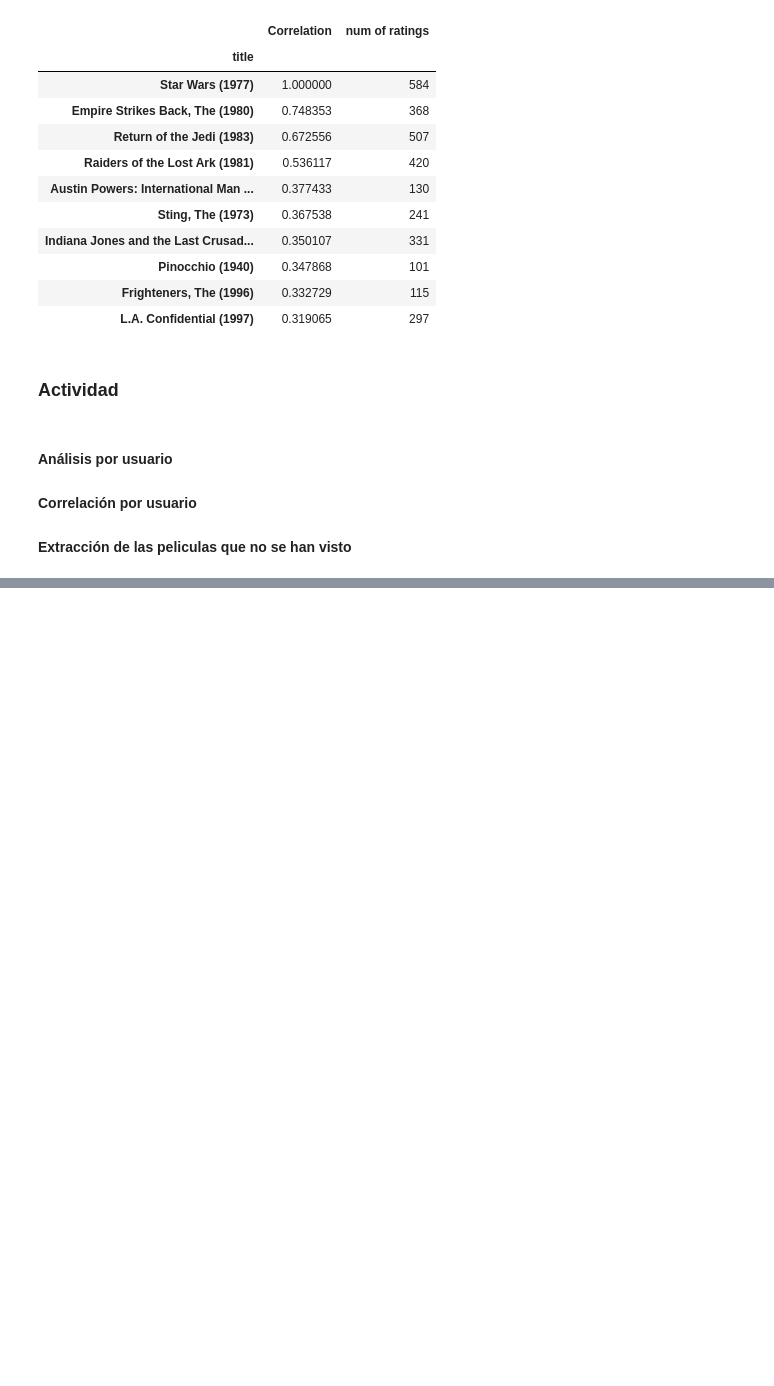
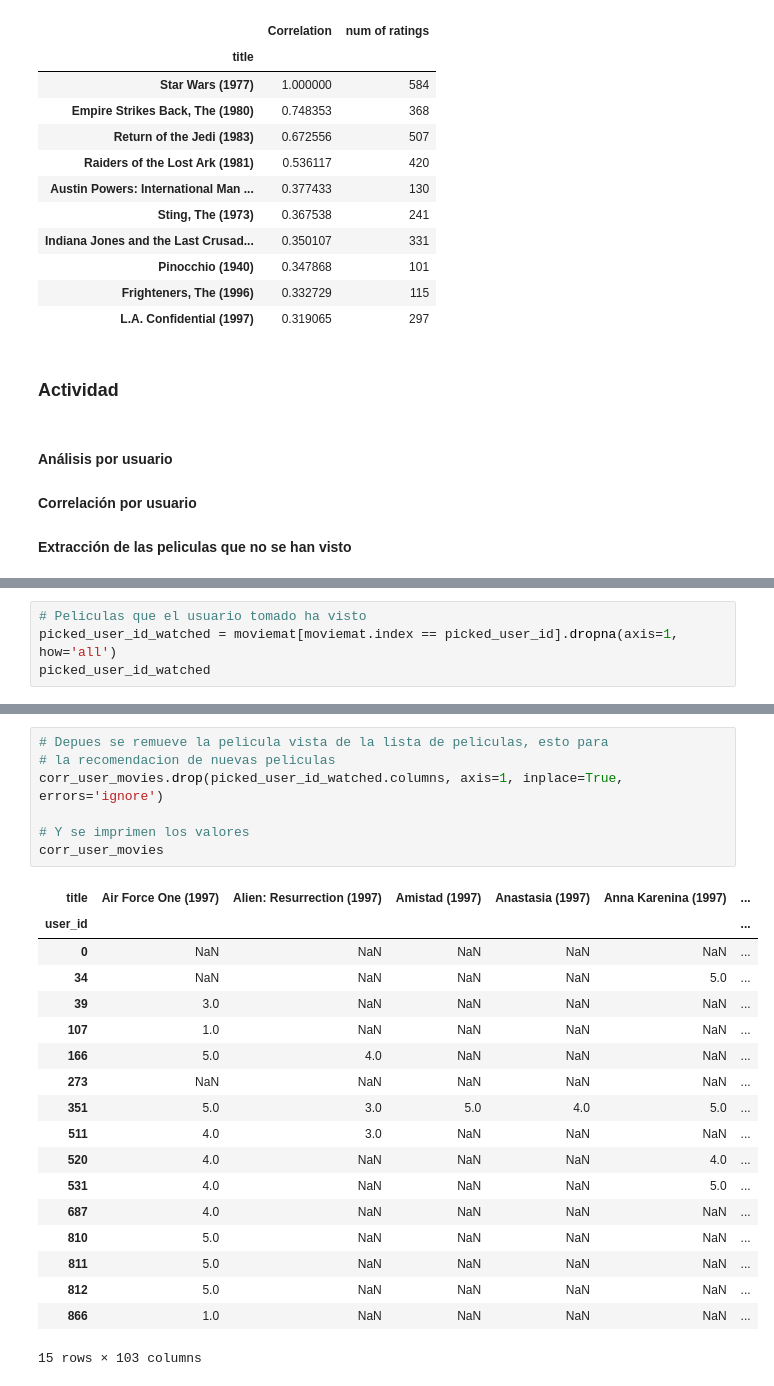
Before and after one commit to cesarvillegase/Expert-Syems, a Jupyter notebook: CBR_recomendacion/CBR_recomendacion.ipynb, the cells around one changed output, grey strips where cells are left out. Saved outputs shown, nothing was run; the diff lists cells and outputs as text; blank space fills up the shorter version.

```diff
--- a/CBR_recomendacion/CBR_recomendacion.ipynb
+++ b/CBR_recomendacion/CBR_recomendacion.ipynb
@@ -280,0 +351,4 @@ corr_starwars[corr_starwars['num of ratings']>100].sort_values('Correlation', as
+# %%
+# Peliculas que el usuario tomado ha visto
+picked_user_id_watched = moviemat[moviemat.index == picked_user_id].dropna(axis=1, how='all')
+picked_user_id_watched
@@ -280,0 +384,26 @@ corr_starwars[corr_starwars['num of ratings']>100].sort_values('Correlation', as
+# %%
+# Depues se remueve la pelicula vista de la lista de peliculas, esto para
+# la recomendacion de nuevas peliculas
+corr_user_movies.drop(picked_user_id_watched.columns, axis=1, inplace=True, errors='ignore')
+
+# Y se imprimen los valores
+corr_user_movies
+# %% [output]
+| title | Air Force One (1997) | Alien: Resurrection (1997) | Amistad (1997) | Anastasia (1997) | Anna Karenina (1997) | ... |
+| user_id |  |  |  |  |  | ... |
+| 0 | NaN | NaN | NaN | NaN | NaN | ... |
+| 34 | NaN | NaN | NaN | NaN | 5.0 | ... |
+| 39 | 3.0 | NaN | NaN | NaN | NaN | ... |
+| 107 | 1.0 | NaN | NaN | NaN | NaN | ... |
+| 166 | 5.0 | 4.0 | NaN | NaN | NaN | ... |
+| 273 | NaN | NaN | NaN | NaN | NaN | ... |
+| 351 | 5.0 | 3.0 | 5.0 | 4.0 | 5.0 | ... |
+| 511 | 4.0 | 3.0 | NaN | NaN | NaN | ... |
+| 520 | 4.0 | NaN | NaN | NaN | 4.0 | ... |
+| 531 | 4.0 | NaN | NaN | NaN | 5.0 | ... |
+| 687 | 4.0 | NaN | NaN | NaN | NaN | ... |
+| 810 | 5.0 | NaN | NaN | NaN | NaN | ... |
+| 811 | 5.0 | NaN | NaN | NaN | NaN | ... |
+| 812 | 5.0 | NaN | NaN | NaN | NaN | ... |
+| 866 | 1.0 | NaN | NaN | NaN | NaN | ... |
+15 rows × 103 columns
```
Also changed, not shown: parts of 7 cells of this notebook, 20 other files.
